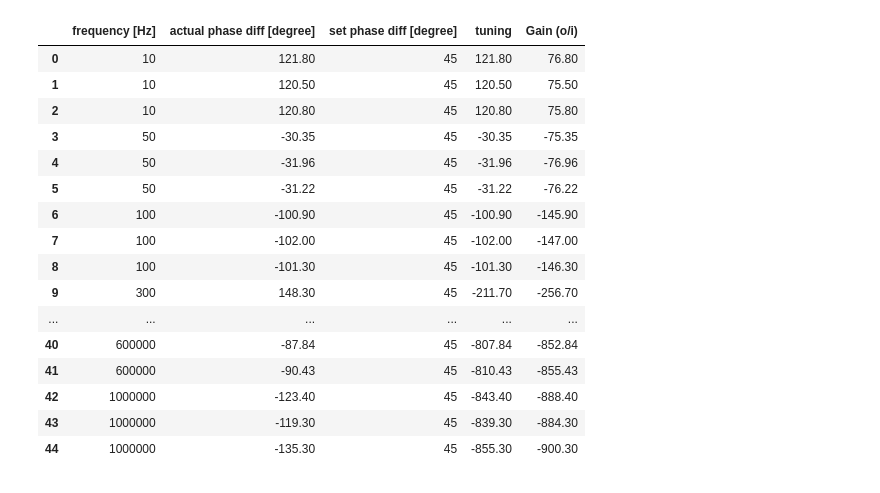
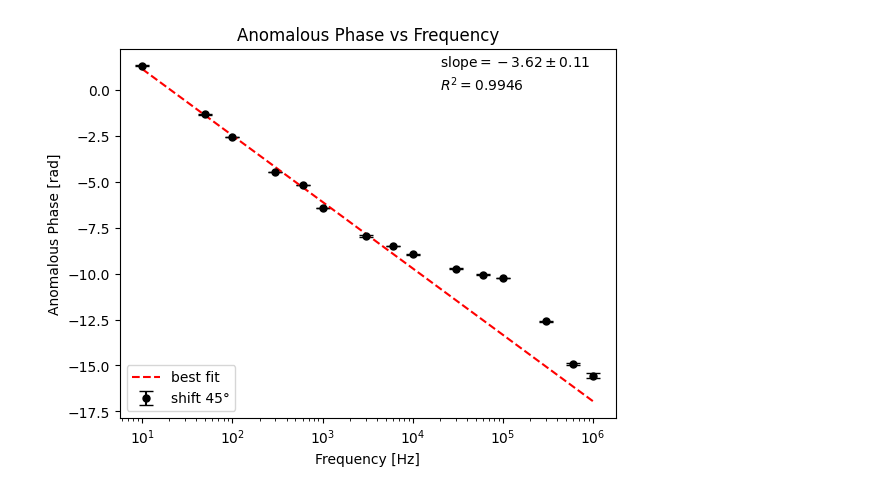
Before and after one commit to IntermidiatePhysicsExperiment/LockInHall, a Jupyter notebook: EDA/02_TaskA-2.ipynb, the cells around one changed output. Drawn from its saved outputs; the diff is of its cells as text; code cells hidden in the pictures.

```diff
--- a/EDA/02_TaskA-2.ipynb
+++ b/EDA/02_TaskA-2.ipynb
@@ -9,22 +9,0 @@ getrawdata1 = lambda : pd.read_csv(filename1)
-# %%
-data1 = getrawdata1()
-data1
-COLUMN_NAMES = ['frequency [Hz]', 'tuning']
-# %% [output]
-|  | frequency [Hz] | actual phase diff [degree] | set phase diff [degree] | tuning | Gain (o/i) |
-| 0 | 10 | 121.80 | 45 | 121.80 | 76.80 |
-| 1 | 10 | 120.50 | 45 | 120.50 | 75.50 |
-| 2 | 10 | 120.80 | 45 | 120.80 | 75.80 |
-| 3 | 50 | -30.35 | 45 | -30.35 | -75.35 |
-| 4 | 50 | -31.96 | 45 | -31.96 | -76.96 |
-| 5 | 50 | -31.22 | 45 | -31.22 | -76.22 |
-| 6 | 100 | -100.90 | 45 | -100.90 | -145.90 |
-| 7 | 100 | -102.00 | 45 | -102.00 | -147.00 |
-| 8 | 100 | -101.30 | 45 | -101.30 | -146.30 |
-| 9 | 300 | 148.30 | 45 | -211.70 | -256.70 |
-| ... | ... | ... | ... | ... | ... |
-| 40 | 600000 | -87.84 | 45 | -807.84 | -852.84 |
-| 41 | 600000 | -90.43 | 45 | -810.43 | -855.43 |
-| 42 | 1000000 | -123.40 | 45 | -843.40 | -888.40 |
-| 43 | 1000000 | -119.30 | 45 | -839.30 | -884.30 |
-| 44 | 1000000 | -135.30 | 45 | -855.30 | -900.30 |
@@ -78,0 +10,36 @@ plt.show()
+# %%
+data1 = getrawdata1()
+COLUMN_NAMES = ['frequency [Hz]', 'Result']
+freq, result = data1[COLUMN_NAMES[0]], data1[COLUMN_NAMES[1]]
+result = result * np.pi / 180
+x = freq.unique()
+y = np.zeros((len(x), 2))
+for idx, val in enumerate(x):
+  mask = freq == val
+  y[idx, 0] = result[mask].mean()
+  y[idx, 1] = result[mask].std()
+
+mask = x < 1e4
+x_fit = np.log10(x)[mask]
+y_fit = (y[mask, 0])
+linear = lambda x, a, b: a*x + b
+popt, pcov = scipy.optimize.curve_fit(linear, x_fit, y_fit)
+slope, intercept = popt
+slope_err, intercept_err = np.sqrt(np.diag(pcov))
+R2 = 1 - np.sum((y_fit - linear(x_fit, *popt))**2) / np.sum((y_fit - y_fit.mean())**2)
+
+
+plt.text(2e4, 0, f'slope$={slope:.2f}\pm {slope_err:.2f}$\n$R^2 = {R2:.4f}$')
+
+plt.errorbar(x, y[:, 0], yerr=y[:, 1], fmt='o', ms=5,
+            color='black', label=f'shift 45°',
+            capsize=5, capthick=1)
+plt.plot(x, linear(np.log10(x), *popt), 'r--', label=f'best fit',)
+plt.legend(loc='lower left')
+plt.xlabel('Frequency [Hz]')
+plt.ylabel('Anomalous Phase [rad]')
+plt.title("Anomalous Phase vs Frequency")
+plt.xscale('log')
+plt.savefig(output_path + "Anomalous_Phase-Frequency.png")
+# %% [output]
+[figure, added]
```
Also changed, not shown: parts of 4 cells of this notebook, 12 other files.
